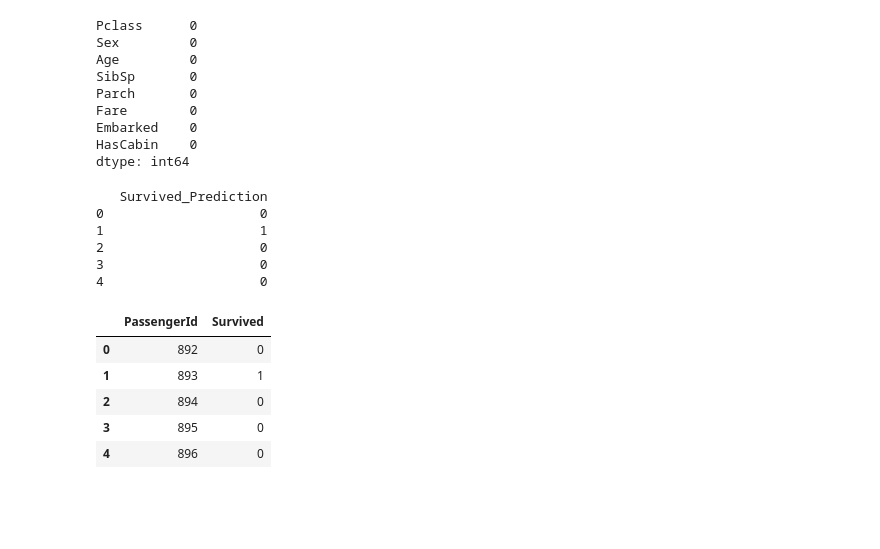
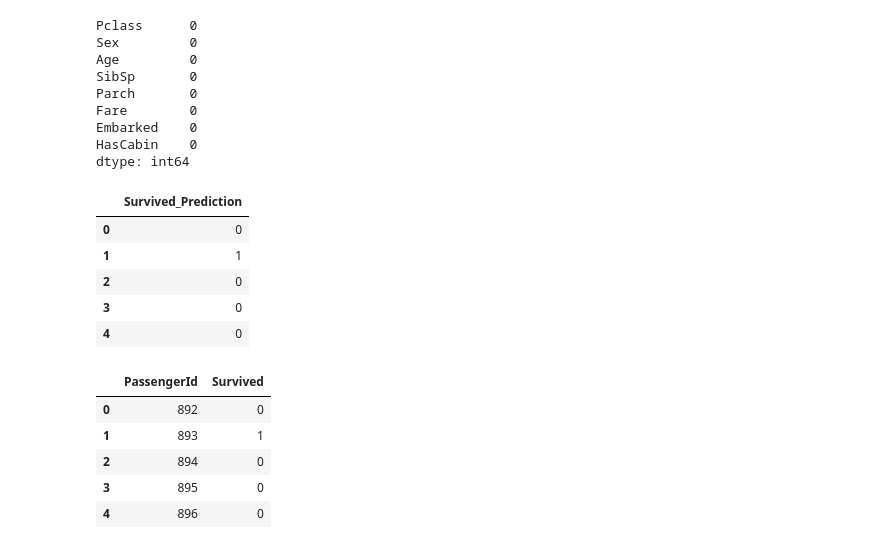
Before and after one commit to GClark89/Titanic, a Jupyter notebook: MachineModel.ipynb, the cells around one changed output. Cells and saved outputs as stored; diff of their text form; code cells hidden in the pictures; blank space fills up the shorter version.

```diff
--- a/MachineModel.ipynb
+++ b/MachineModel.ipynb
@@ -565,23 +565,23 @@ dtype: int64
 # %%
 # Scale test data with the previously fitted scaler
 X_new_test = scaler.transform(test_data)
 
 # Predict using the tuned Gradient Boosting model
 final_predictions = best_gb_model.predict(X_new_test)
 
-# Optionally, get prediction probabilities
+# get prediction probabilities
 final_probabilities = best_gb_model.predict_proba(X_new_test)[:, 1]
 
-# Output predictions (for example, creating a submission file or further analysis)
+# Output predictions
 test_data['Survived_Prediction'] = final_predictions
 
 # View first few predictions
-print(test_data[['Survived_Prediction']].head())
+test_data[['Survived_Prediction']].head()
 # %% [output]
-   Survived_Prediction
-0                    0
-1                    1
-2                    0
-3                    0
-4                    0
+|  | Survived_Prediction |
+| 0 | 0 |
+| 1 | 1 |
+| 2 | 0 |
+| 3 | 0 |
+| 4 | 0 |
 # %%
```
Also changed, not shown: parts of 2 cells of this notebook, 1 other file.
